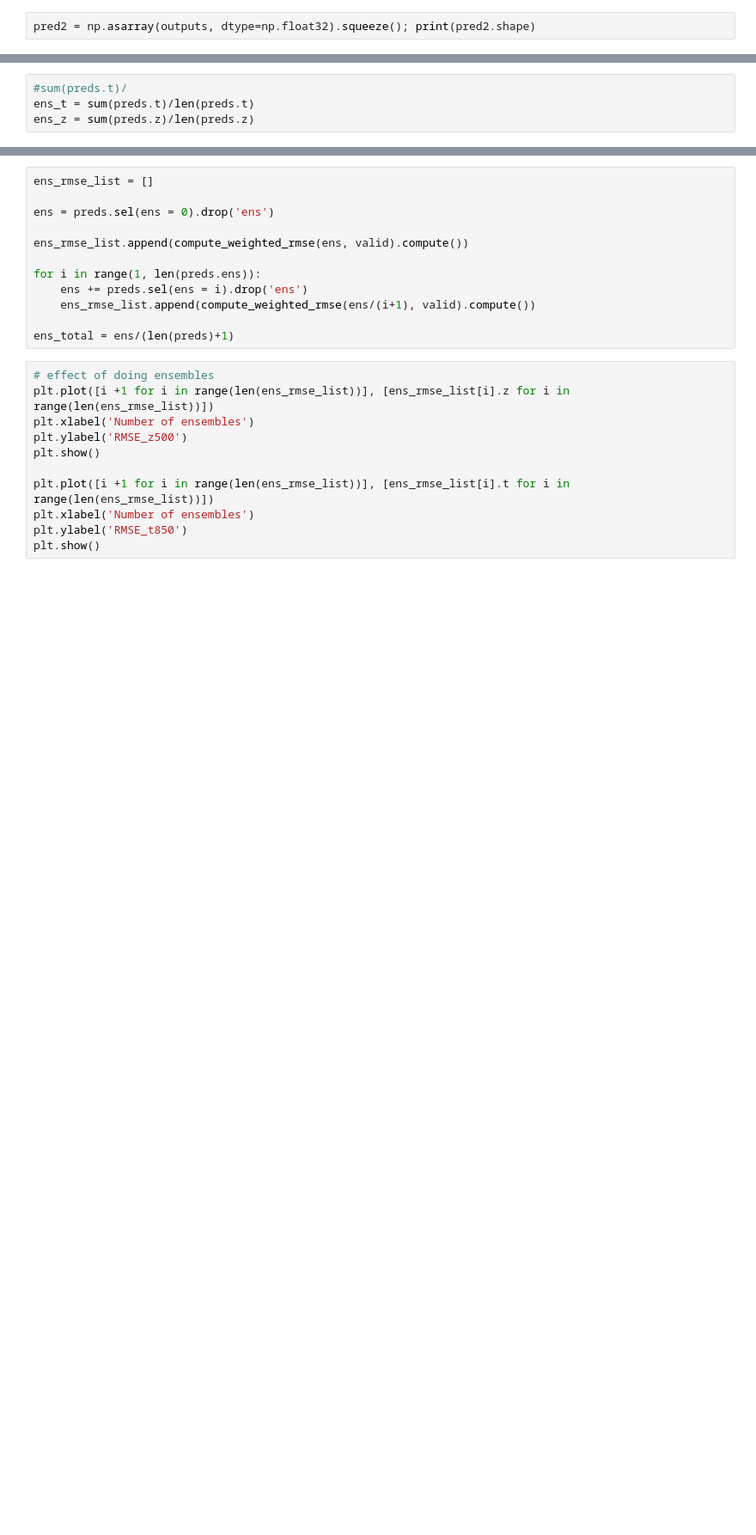
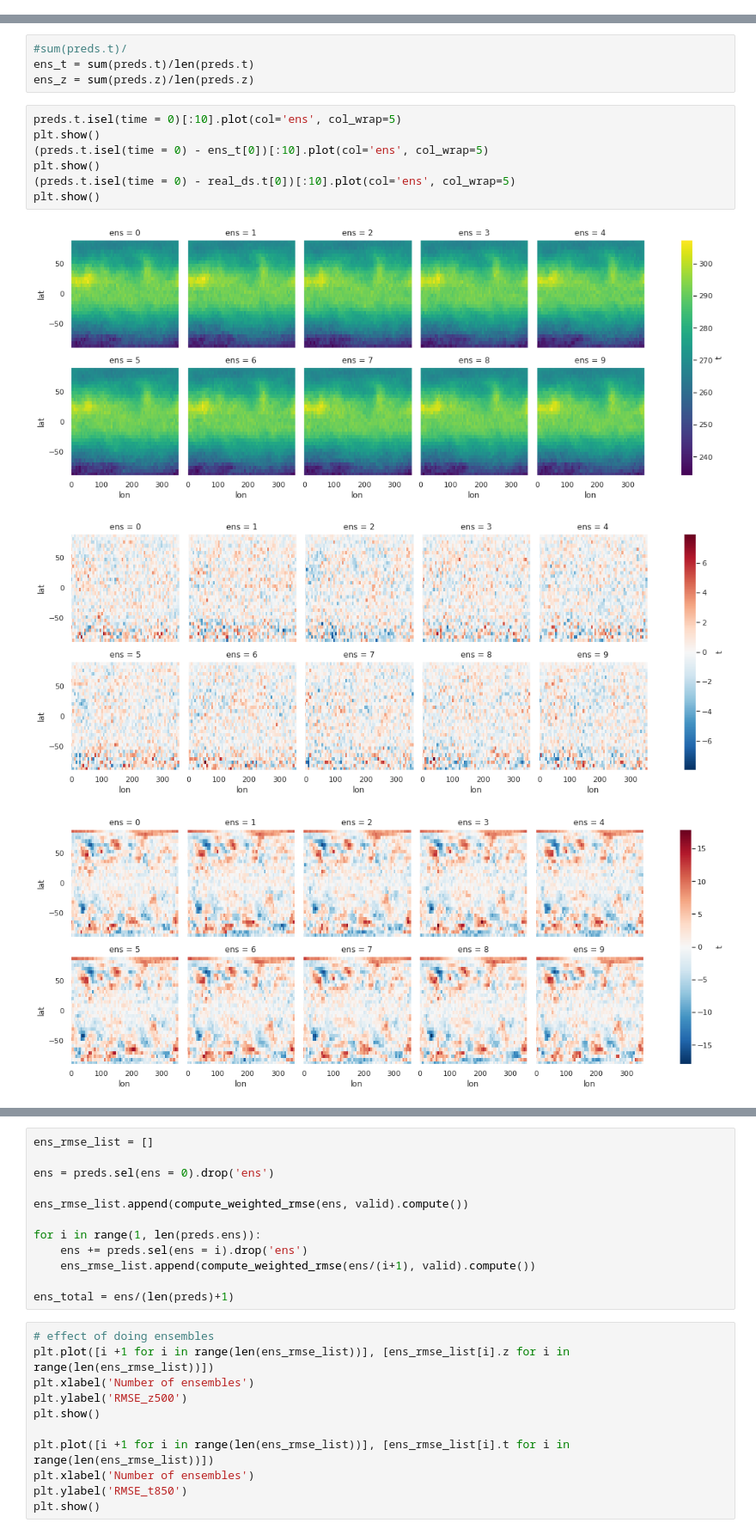
Before and after one commit to mc4117/ResNet_Weather, a Jupyter notebook: neural_notebooks/cnn_direct_72_ensemble.ipynb, the cells around one changed output, grey strips where cells are left out. Shown at 86% size. Cells and saved outputs as stored; diff of their text form; blank space fills up the shorter version.

```diff
--- a/neural_notebooks/cnn_direct_72_ensemble.ipynb
+++ b/neural_notebooks/cnn_direct_72_ensemble.ipynb
@@ -294,5 +289,3 @@ print(K.learning_phase())
 #outputs = func([X[:1]]) # when only doing for one time
 # %% [output]
 1
-# %%
-pred2 = np.asarray(outputs, dtype=np.float32).squeeze(); print(pred2.shape)
@@ -453,3 +408,14 @@ print(np.min(rmse_list_z))
 #sum(preds.t)/
 ens_t = sum(preds.t)/len(preds.t)
 ens_z = sum(preds.z)/len(preds.z)
+# %%
+preds.t.isel(time = 0)[:10].plot(col='ens', col_wrap=5)
+plt.show()
+(preds.t.isel(time = 0) - ens_t[0])[:10].plot(col='ens', col_wrap=5)
+plt.show()
+(preds.t.isel(time = 0) - real_ds.t[0])[:10].plot(col='ens', col_wrap=5)
+plt.show()
+# %% [output]
+[figure, added]
+[figure, added]
+[figure, added]
```
Also changed, not shown: parts of 21 cells of this notebook, 2 other files.
